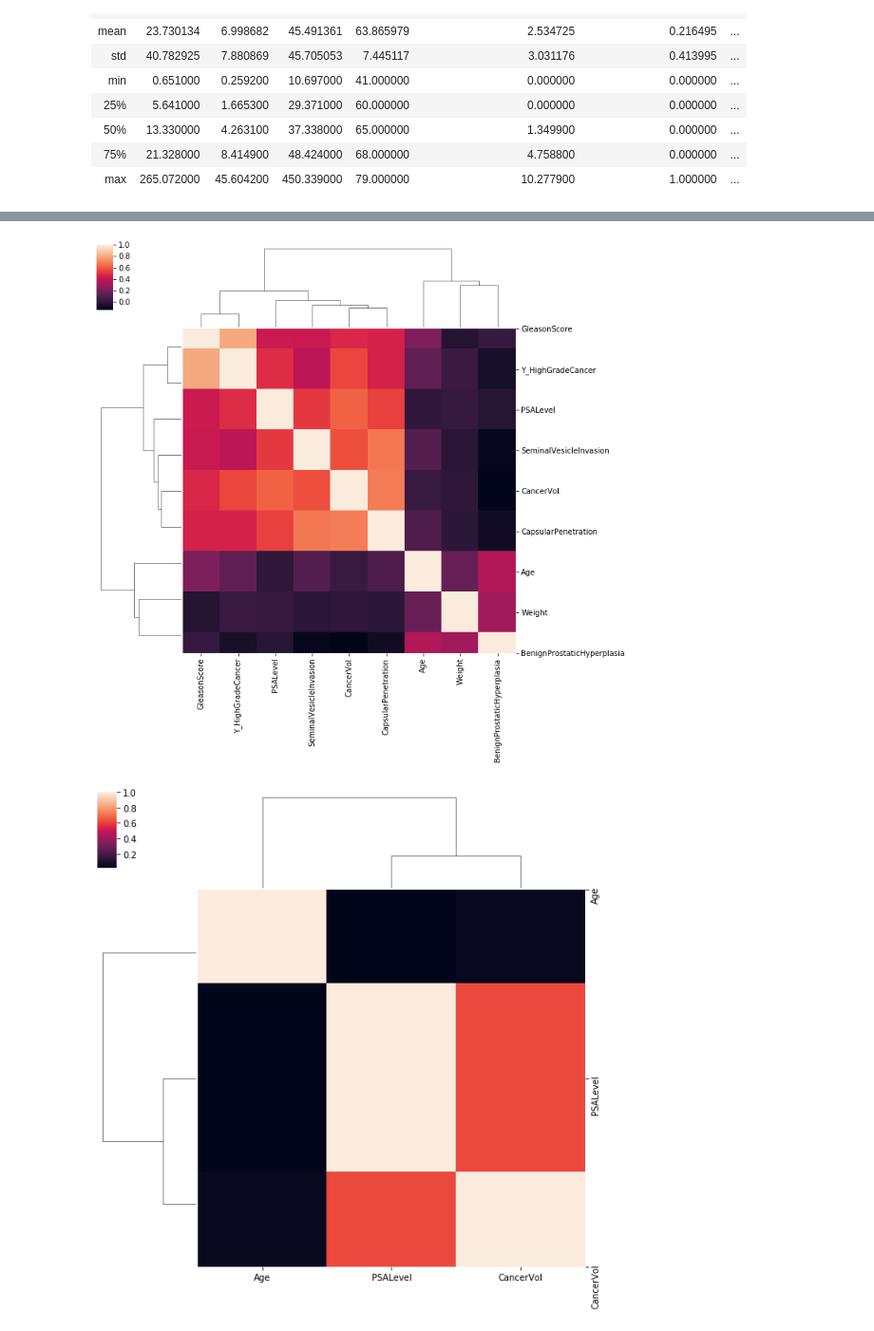
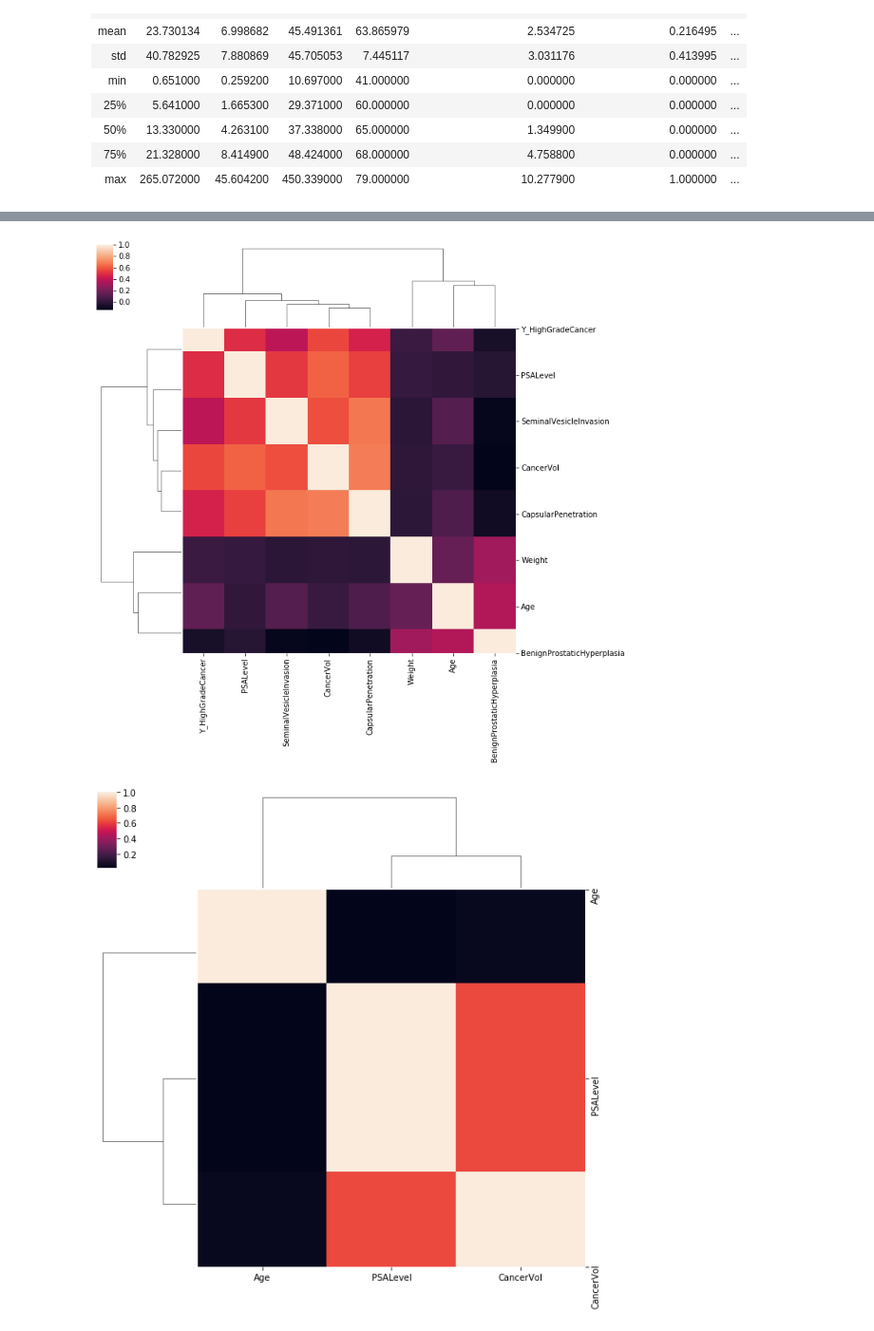
Before and after one commit to josiwala/prostate-cancer, a Jupyter notebook: notebooks/2.0-jo-data-exploration.ipynb, the cells around one changed output, grey strips where cells are left out. Shown at 95% size. Drawn from its saved outputs; the diff is of its cells as text; code cells hidden in the pictures.

```diff
--- a/notebooks/2.0-jo-data-exploration.ipynb
+++ b/notebooks/2.0-jo-data-exploration.ipynb
@@ -120,0 +118,5 @@ df.corr()
+# %%
+# correlation matrix
+# GleasonScore need not be considered
+cols = [col for col in df.columns if col != 'GleasonScore']
+df[cols].corr()
@@ -121,9 +133,10 @@ df.corr()
 # %%
+# let's import searborn to help visualize the correlation matrix
 import seaborn as sns
 
-sns.clustermap(df.corr());
+sns.clustermap(df[cols].corr());
 # %% [output]
-[figure, old version]
+[figure, new version]
 # %%
 # view a few terms more closely
 sns.clustermap(df[['PSALevel', 'CancerVol', 'Age']].corr());
```
Also changed, not shown: parts of 53 cells of this notebook, 1 other file.
